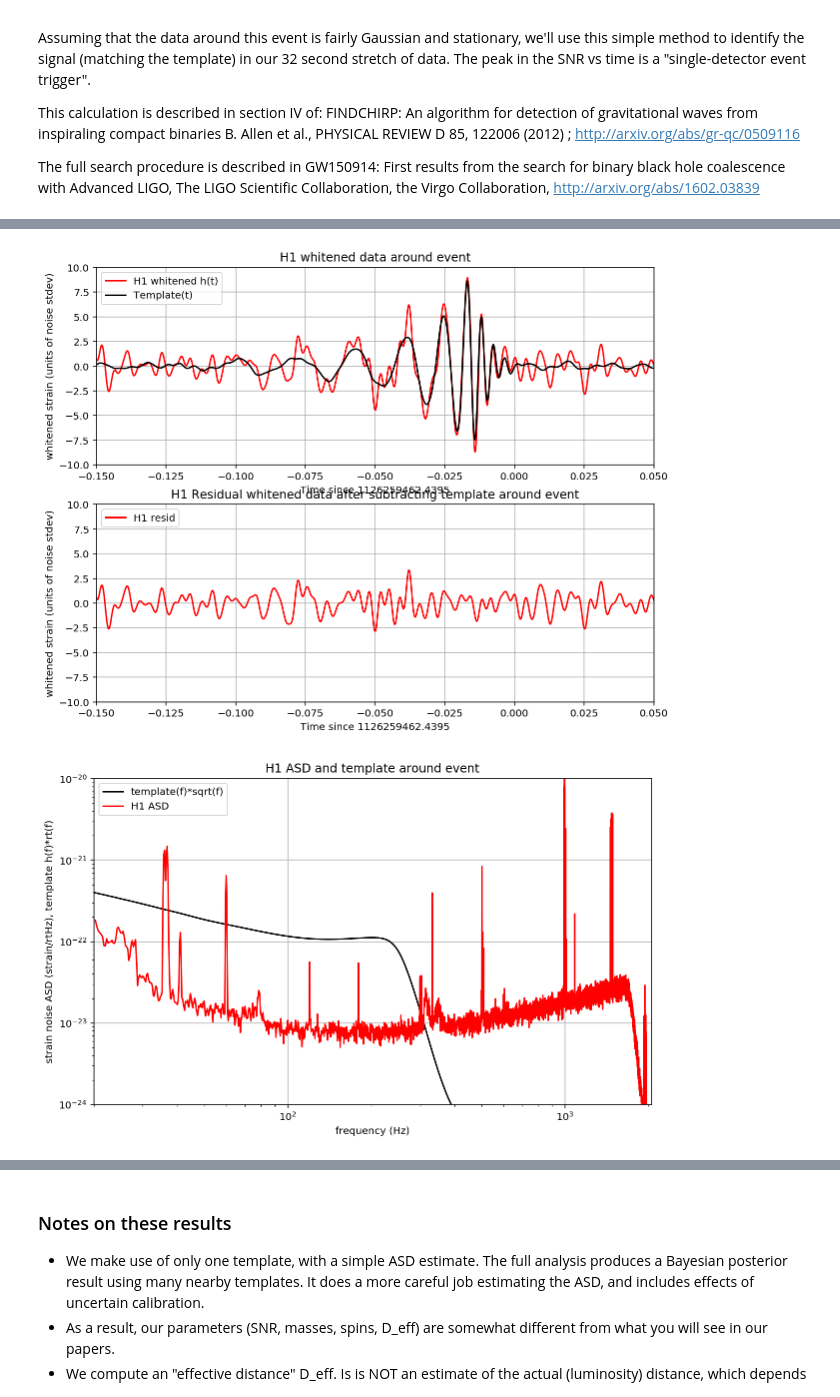
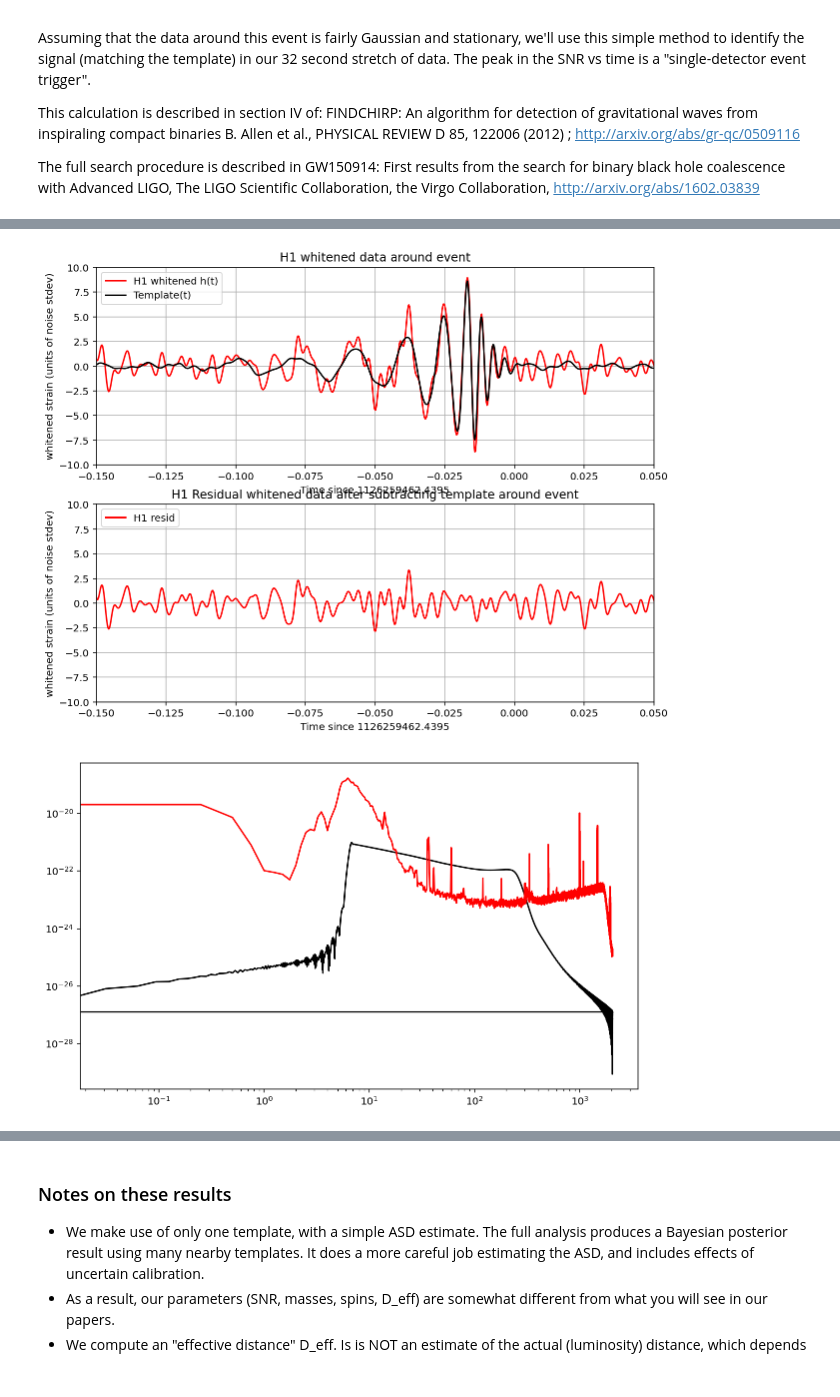
Before and after one commit to UCB-stat-159-s22/hw06-MarlonFu, a Jupyter notebook: index.ipynb, the cells around one changed output, grey strips where cells are left out. Saved outputs shown, nothing was run; the diff lists cells and outputs as text; code cells hidden in the pictures.

Commit message:
finish utils

```diff
--- a/index.ipynb
+++ b/index.ipynb
@@ -349,7 +349,7 @@ if BNS_range:
     # loop over the detectors
     dets = ['H1', 'L1']
     for det in dets:
-        if det is 'L1': sspec = Pxx_L1.copy()
+        if det == 'L1': sspec = Pxx_L1.copy()
         else:           sspec = Pxx_H1.copy()
         sspecfr = sspec[fr]
         # compute "inspiral horizon distance" for optimally oriented binary; FINDCHIRP Eqn D2:
@@ -380,25 +380,13 @@ The resulting time series is no longer in units of strain; now in units of "sigm
 
 We will plot the whitened strain data, along with the signal template, after the matched filtering section, below.
 # %%
-# function to whiten data
-def whiten(strain, interp_psd, dt):
-    Nt = len(strain)
-    freqs = np.fft.rfftfreq(Nt, dt)
-    freqs1 = np.linspace(0,2048.,Nt/2+1)
-
-    # whitening: transform to freq domain, divide by asd, then transform back,
-    # taking care to get normalization right.
-    hf = np.fft.rfft(strain)
-    norm = 1./np.sqrt(1./(dt*2))
-    white_hf = hf / np.sqrt(interp_psd(freqs)) * norm
-    white_ht = np.fft.irfft(white_hf, n=Nt)
-    return white_ht
+from ligotools import utils
 
 whiten_data = 1
 if whiten_data:
     # now whiten the data from H1 and L1, and the template (use H1 PSD):
-    strain_H1_whiten = whiten(strain_H1,psd_H1,dt)
-    strain_L1_whiten = whiten(strain_L1,psd_L1,dt)
+    strain_H1_whiten = utils.whiten(strain_H1,psd_H1,dt)
+    strain_L1_whiten = utils.whiten(strain_L1,psd_L1,dt)
 
     # We need to suppress the high frequency noise (no signal!) with some bandpassing:
     bb, ab = butter(4, [fband[0]*2./fs, fband[1]*2./fs], btype='band')
@@ -676,7 +664,7 @@ template_fft = np.fft.fft(template*dwindow) / fs
 dets = ['H1', 'L1']
 for det in dets:
 
-    if det is 'L1': data = strain_L1.copy()
+    if det == 'L1': data = strain_L1.copy()
     else:           data = strain_H1.copy()
 
     # -- Calculate the PSD of the data.  Also use an overlap, and window:
@@ -727,7 +715,7 @@ for det in dets:
     template_rolled = np.roll(template_phaseshifted,offset) / d_eff  # Apply time offset and scale amplitude
 
     # Whiten and band-pass the template for plotting
-    template_whitened = whiten(template_rolled,interp1d(freqs, data_psd),dt)  # whiten the template
+    template_whitened = utils.whiten(template_rolled,interp1d(freqs, data_psd),dt)  # whiten the template
     template_match = filtfilt(bb, ab, template_whitened) / normalization # Band-pass the template
 
     print('For detector {0}, maximum at {1:.4f} with SNR = {2:.1f}, D_eff = {3:.2f}, horizon = {4:0.1f} Mpc'
@@ -736,7 +724,7 @@ for det in dets:
     if make_plots:
 
         # plotting changes for the detectors:
-        if det is 'L1':
+        if det == 'L1':
             pcolor='g'
             strain_whitenbp = strain_L1_whitenbp
             template_L1 = template_match.copy()
@@ -745,65 +733,6 @@ for det in dets:
             strain_whitenbp = strain_H1_whitenbp
             template_H1 = template_match.copy()
 
-        # -- Plot the result
-        plt.figure(figsize=(10,8))
-        plt.subplot(2,1,1)
-        plt.plot(time-timemax, SNR, pcolor,label=det+' SNR(t)')
-        #plt.ylim([0,25.])
-        plt.grid('on')
-        plt.ylabel('SNR')
-        plt.xlabel('Time since {0:.4f}'.format(timemax))
-        plt.legend(loc='upper left')
-        plt.title(det+' matched filter SNR around event')
-
-        # zoom in
-        plt.subplot(2,1,2)
-        plt.plot(time-timemax, SNR, pcolor,label=det+' SNR(t)')
-        plt.grid('on')
-        plt.ylabel('SNR')
-        plt.xlim([-0.15,0.05])
-        #plt.xlim([-0.3,+0.3])
-        plt.grid('on')
-        plt.xlabel('Time since {0:.4f}'.format(timemax))
-        plt.legend(loc='upper left')
-        plt.savefig(eventname+"_"+det+"_SNR."+plottype)
-
-        plt.figure(figsize=(10,8))
-        plt.subplot(2,1,1)
-        plt.plot(time-tevent,strain_whitenbp,pcolor,label=det+' whitened h(t)')
-        plt.plot(time-tevent,template_match,'k',label='Template(t)')
-        plt.ylim([-10,10])
-        plt.xlim([-0.15,0.05])
-        plt.grid('on')
-        plt.xlabel('Time since {0:.4f}'.format(timemax))
-        plt.ylabel('whitened strain (units of noise stdev)')
-        plt.legend(loc='upper left')
-        plt.title(det+' whitened data around event')
-
-        plt.subplot(2,1,2)
-        plt.plot(time-tevent,strain_whitenbp-template_match,pcolor,label=det+' resid')
-        plt.ylim([-10,10])
-        plt.xlim([-0.15,0.05])
-        plt.grid('on')
-        plt.xlabel('Time since {0:.4f}'.format(timemax))
-        plt.ylabel('whitened strain (units of noise stdev)')
-        plt.legend(loc='upper left')
-        plt.title(det+' Residual whitened data after subtracting template around event')
-        plt.savefig(eventname+"_"+det+"_matchtime."+plottype)
-
-        # -- Display PSD and template
-        # must multiply by sqrt(f) to plot template fft on top of ASD:
-        plt.figure(figsize=(10,6))
-        template_f = np.absolute(template_fft)*np.sqrt(np.abs(datafreq)) / d_eff
-        plt.loglog(datafreq, template_f, 'k', label='template(f)*sqrt(f)')
-        plt.loglog(freqs, np.sqrt(data_psd),pcolor, label=det+' ASD')
-        plt.xlim(20, fs/2)
-        plt.ylim(1e-24, 1e-20)
-        plt.grid()
-        plt.xlabel('frequency (Hz)')
-        plt.ylabel('strain noise ASD (strain/rtHz), template h(f)*rt(f)')
-        plt.legend(loc='upper left')
-        plt.title(det+' ASD and template around event')
-        plt.savefig(eventname+"_"+det+"_matchfreq."+plottype)
+        utils.util_plot(time, timemax, SNR, pcolor, det, eventname, plottype, strain_whitenbp, tevent, template_match, template_fft, datafreq, d_eff, freqs, data_psd, fs)
 # %% [output]
 For detector H1, maximum at 1126259462.4395 with SNR = 18.6, D_eff = 814.44, horizon = 1889.6 Mpc
@@ -811,3 +740,3 @@ For detector L1, maximum at 1126259462.4324 with SNR = 13.2, D_eff = 999.74, hor
 [figure]
 [figure]
-[figure, old version]
+[figure, new version]
```
Also changed, not shown: parts of 9 cells of this notebook, 23 other files.
